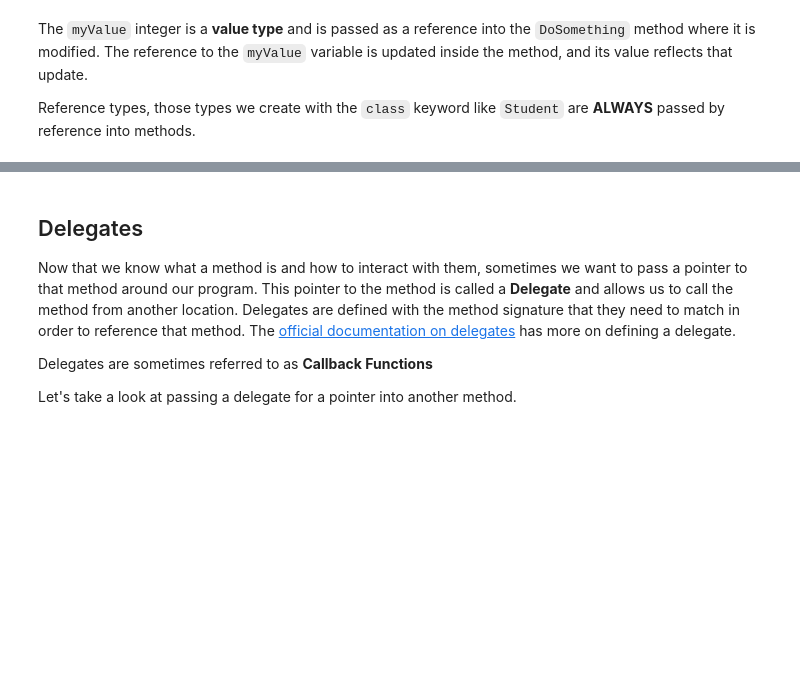
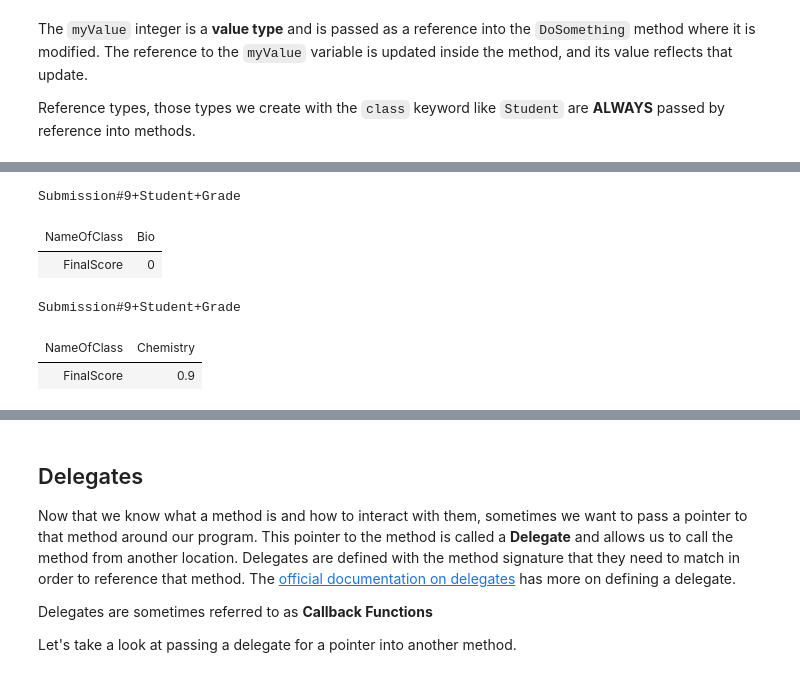
Before and after one commit to ocakbora/csharp_with_csharpfritz, a Jupyter notebook: notebooks/0103-MethodsEvents.ipynb, the cells around one changed output, grey strips where cells are left out. Saved outputs shown, nothing was run; the diff lists cells and outputs as text; code cells hidden in the pictures; blank space fills up the shorter version.

```diff
--- a/notebooks/0103-MethodsEvents.ipynb
+++ b/notebooks/0103-MethodsEvents.ipynb
@@ -416,0 +464,13 @@ Submission#63+Student+Grade
+# %%
+x.NameOfClass = "Bio";
+display(x);
+display(g);
+
+// nothing has changed for g, because x is a new object that was created here
+# %% [output]
+Submission#9+Student+Grade
+| NameOfClass | Bio |
+| FinalScore | 0 |
+Submission#9+Student+Grade
+| NameOfClass | Chemistry |
+| FinalScore | 0.9 |
```
Also changed, not shown: parts of 22 cells of this notebook, 7 other files.
